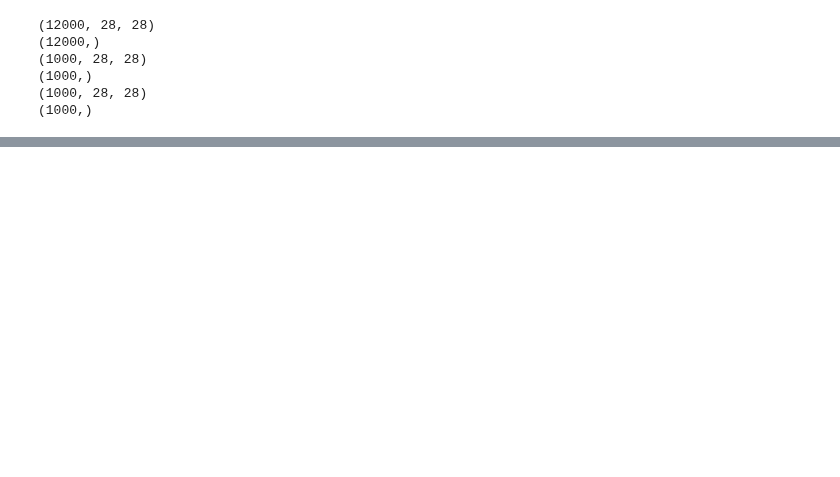
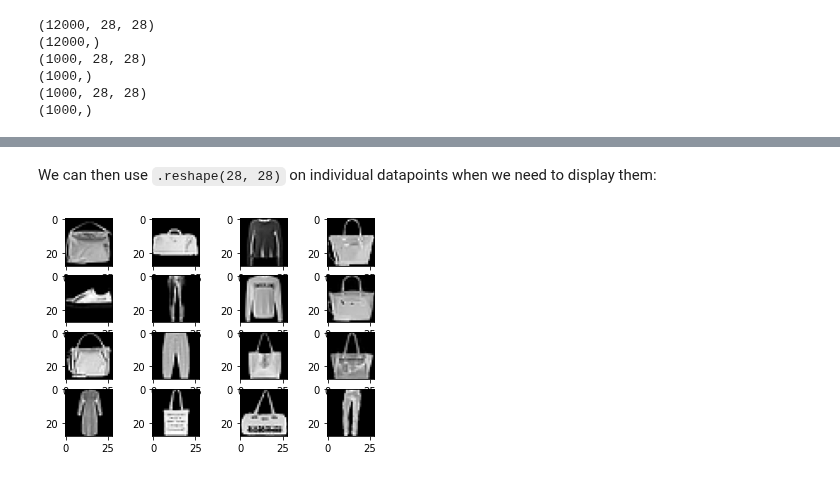
Before and after one commit to adamnpeace/comp90-cw1, a Jupyter notebook: data-download.ipynb, the cells around one changed output, grey strips where cells are left out. Saved outputs shown, nothing was run; the diff lists cells and outputs as text; code cells hidden in the pictures; blank space fills up the shorter version.

```diff
--- a/data-download.ipynb
+++ b/data-download.ipynb
@@ -35,0 +48,13 @@ for i in range(4):
+# %%
+trainxs = trainxs.reshape(-1, 784)
+devxs = devxs.reshape(-1, 784)
+testxs = testxs.reshape(-1, 784)
+# %% [markdown]
+We can then use `.reshape(28, 28)` on individual datapoints when we need to display them:
+# %%
+f, axarr = plt.subplots(4,4)
+for i in range(4):
+    for j in range(4):
+        axarr[i, j].imshow(devxs[np.random.randint(0, len(devxs))].reshape(28, 28))
+# %% [output]
+[figure, added]
```
Also changed, not shown: parts of 7 cells of this notebook.
